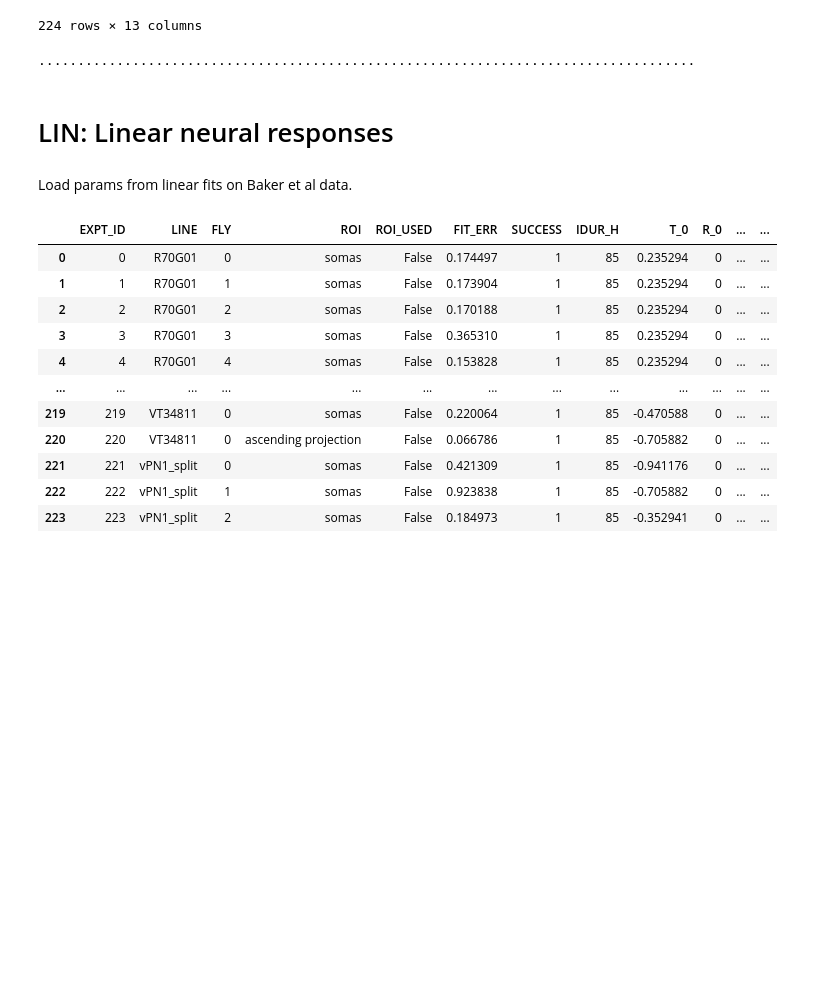
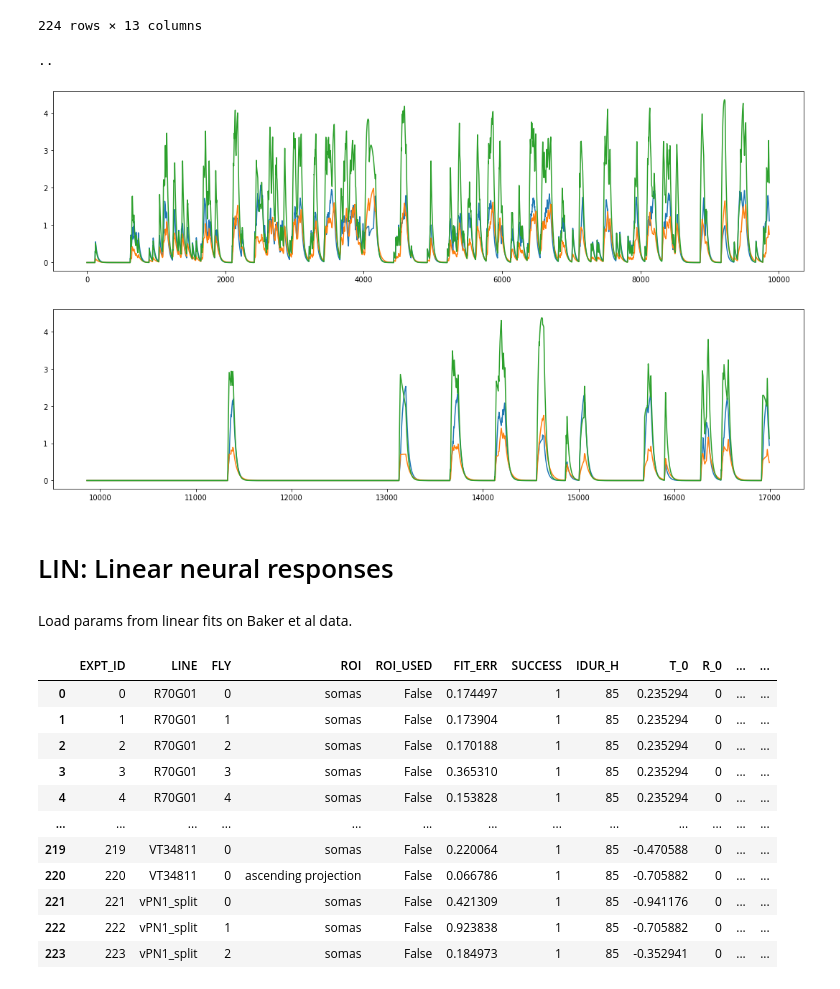
Before and after one commit to rkp8000/inferring-neural-codes, a Jupyter notebook: 4_A1_record_baker.ipynb, the cells around one changed output. Saved outputs shown, nothing was run; the diff lists cells and outputs as text; code cells hidden in the pictures; blank space fills up the shorter version.

```diff
--- a/4_A1_record_baker.ipynb
+++ b/4_A1_record_baker.ipynb
@@ -153,20 +104,22 @@ def smlt(i_s, i_p, tau_r, tau_a, x_s, x_p):
 # %%
 # compute surrogate neural responses for each trial
 for ctr, df_tr in enumerate(dfs_tr):
     df_tr_nrl_dyn = df_tr.copy()
     sys.stdout.write('.')
     # loop over neurons
     for expt_id, tau_r, tau_a, x_s, x_p in zip(expt_ids, tau_rs, tau_as, x_ss, x_ps):
         # compute surrogate neural response
         i_s = np.array(df_tr['S']).astype(float)
         i_p = np.array(df_tr['P'] | df_tr['F']).astype(float)
 
-        r = smlt(i_s, i_p, tau_r, tau_a, x_s, x_p)
+        r = smlt_ma(i_s, i_p, tau_r, tau_a, x_s, x_p, DT)
 
         df_tr_nrl_dyn[f'R_{expt_id}'] = r
 
     np.save(os.path.join(SAVE_DIR_DYN, f'{PFX_DYN}_tr_{ctr+CTR_OFFSET}.npy'), np.array([{'df': df_tr_nrl_dyn}]))
 # %% [output]
-....................................................................................
+..
+[figure, added]
+[figure, added]
 # %% [markdown]
 # LIN: Linear neural responses
```
Also changed, not shown: parts of 34 cells of this notebook, 1 other file.
